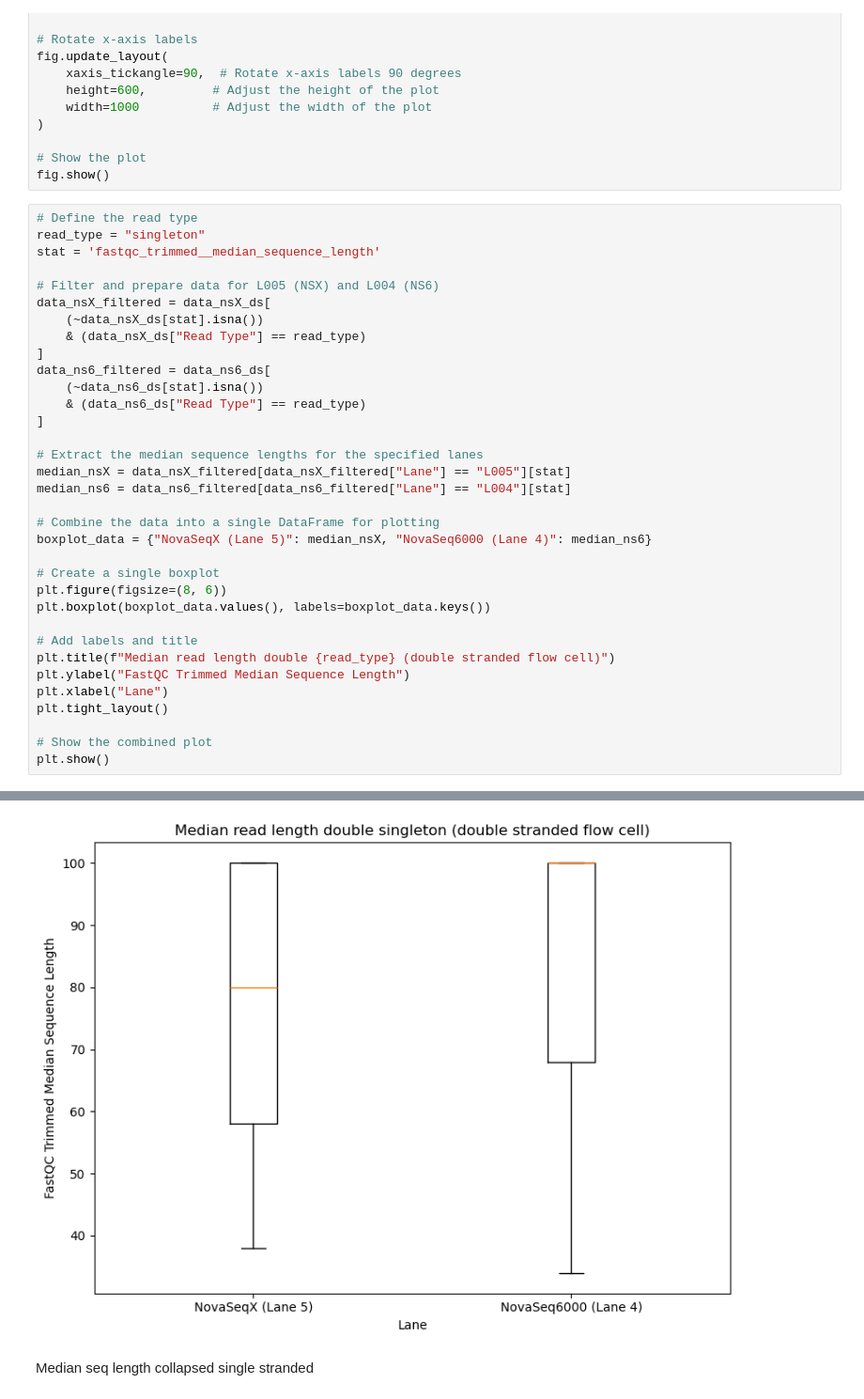
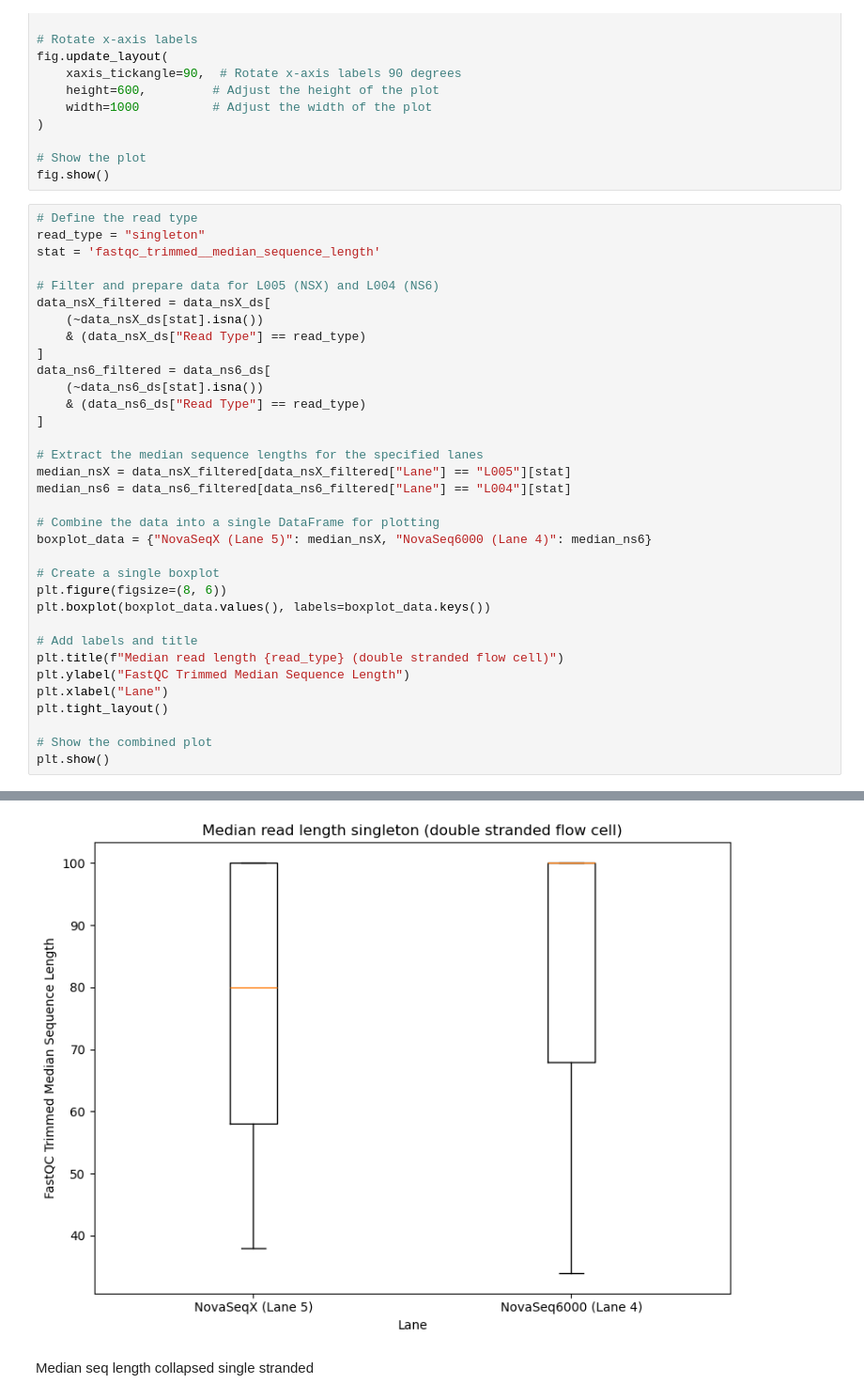
Before and after one commit to magnujo/gg-metadatabase-ui, a Jupyter notebook: illumina_data_analysis/multiqc_plots.ipynb, the cells around one changed output, grey strips where cells are left out. Shown at 94% size. Cells and saved outputs as stored; diff of their text form.

```diff
--- a/illumina_data_analysis/multiqc_plots.ipynb
+++ b/illumina_data_analysis/multiqc_plots.ipynb
@@ -640,35 +840,35 @@ stat = 'fastqc_trimmed__median_sequence_length'
 # Filter and prepare data for L005 (NSX) and L004 (NS6)
 data_nsX_filtered = data_nsX_ds[
     (~data_nsX_ds[stat].isna())
     & (data_nsX_ds["Read Type"] == read_type)
 ]
 data_ns6_filtered = data_ns6_ds[
     (~data_ns6_ds[stat].isna())
     & (data_ns6_ds["Read Type"] == read_type)
 ]
 
 # Extract the median sequence lengths for the specified lanes
 median_nsX = data_nsX_filtered[data_nsX_filtered["Lane"] == "L005"][stat]
 median_ns6 = data_ns6_filtered[data_ns6_filtered["Lane"] == "L004"][stat]
 
 # Combine the data into a single DataFrame for plotting
 boxplot_data = {"NovaSeqX (Lane 5)": median_nsX, "NovaSeq6000 (Lane 4)": median_ns6}
 
 # Create a single boxplot
 plt.figure(figsize=(8, 6))
 plt.boxplot(boxplot_data.values(), labels=boxplot_data.keys())
 
 # Add labels and title
-plt.title(f"Median read length double {read_type} (double stranded flow cell)")
+plt.title(f"Median read length {read_type} (double stranded flow cell)")
 plt.ylabel("FastQC Trimmed Median Sequence Length")
 plt.xlabel("Lane")
 plt.tight_layout()
 
 # Show the combined plot
 plt.show()
 # %% [output]
 The 'labels' parameter of boxplot() has been renamed 'tick_labels' since Matplotlib 3.9; support for the old name will be dropped in 3.11.
-[figure, old version]
+[figure, new version]
 # %% [markdown]
 Median seq length collapsed single stranded
 # %%
```
Also changed, not shown: parts of 14 cells of this notebook, 1 other file.
